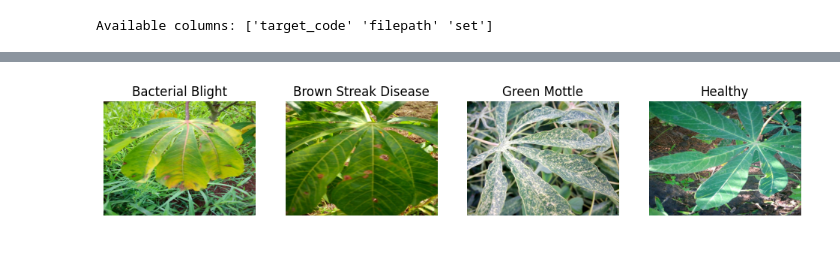
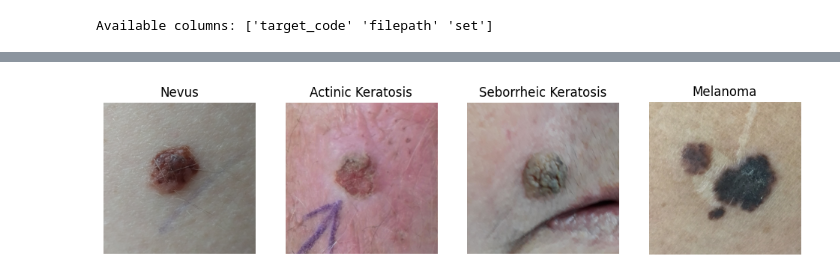
Before and after one commit to AlexanderPeter/thesis, a Jupyter notebook: code/24_plot_datasets.ipynb, the cells around one changed output, grey strips where cells are left out. Cells and saved outputs as stored; diff of their text form; code cells hidden in the pictures; blank space fills up the shorter version.

Commit message:
add example and distribution plots

```diff
--- a/code/24_plot_datasets.ipynb
+++ b/code/24_plot_datasets.ipynb
@@ -14,5 +11,13 @@ data_split_dir = "../data_splits/"
 config_path = "../datasets/plot_images_samples.csv"
 dataset_name = "PlantVillage"
 dataset_name = "Cassava"
+dataset_name = "PlantDataset"
+dataset_name = "PlantDoc"
+dataset_name = "PDDD"
+dataset_name = "DARMA"
+dataset_name = "Fitzpatrick17k"
+dataset_name = "HAM10000"
+dataset_name = "DDI"
+dataset_name = "PAD-UFES-20"
 title = dataset_name
 # %%
@@ -44,12 +128,16 @@ Available columns: ['target_code' 'filepath' 'set']
 # %%
-df_config = df_config[df_config["dataset"]==dataset_name]
+df_config = pd.read_csv(config_path)
+df_config = df_config[df_config["dataset"] == dataset_name]
+
 df_plot = df_config.copy()
-df_plot["target_code"] = df_plot["target_code"].apply(beautify_names)
+df_plot["target_code"] = (
+    df_plot["target_code"].apply(custom_label).apply(beautify_names)
+)
 
 plt.figure(figsize=(12, 7))
 title = f"Example images of {dataset_name}"
 plot_example_images(df_plot[["filepath", "target_code"]].values)
 filename = title.lower().replace(" ", "_") + ".png"
 plt.savefig(os.path.join(f"../images/", filename), bbox_inches="tight")
 # %% [output]
-[figure, old version]
+[figure, new version]
```
Also changed, not shown: parts of 8 cells of this notebook, 20 other files.
